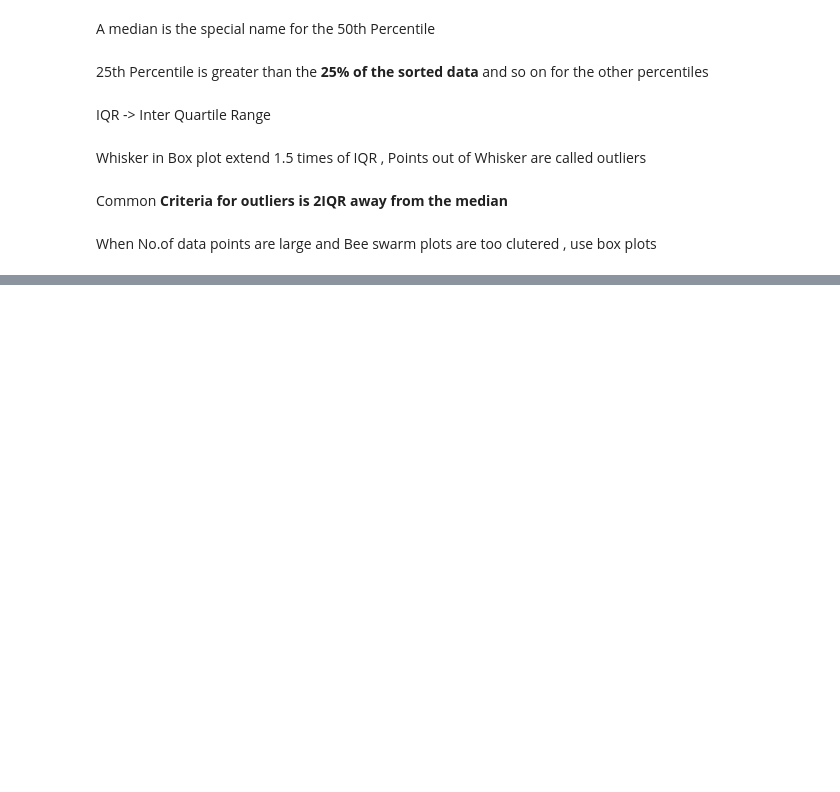
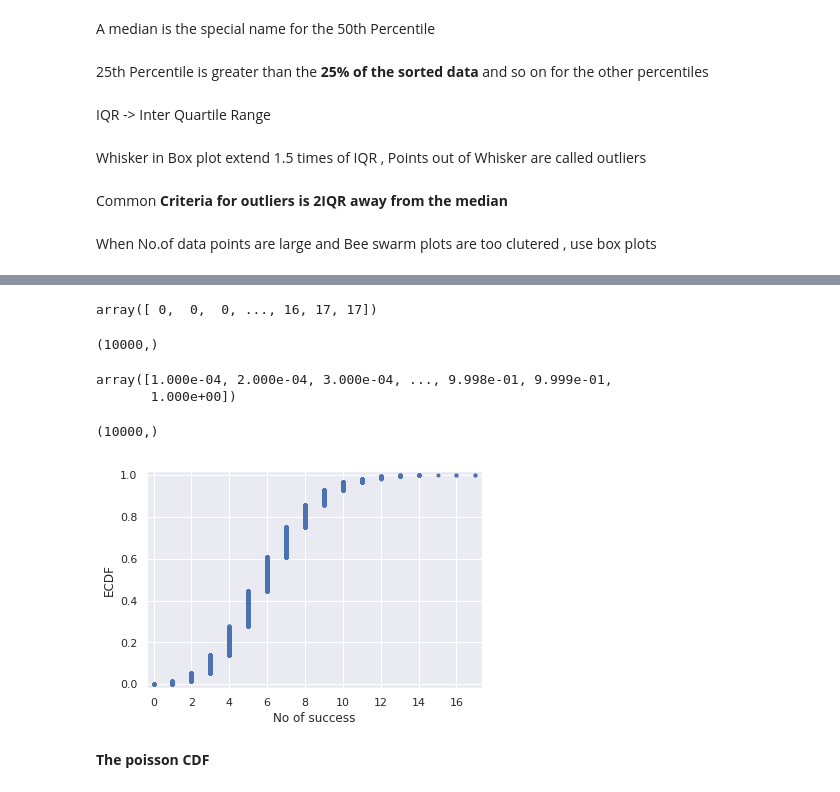
Before and after one commit to TheMLEngineer/DataCamp, a Jupyter notebook: StudyReference/Statistical Thinking in Python (Part 1)/Statistical Thinking in Python (Part 1).ipynb, the cells around one changed output, grey strips where cells are left out. Drawn from its saved outputs; the diff is of its cells as text; code cells hidden in the pictures; blank space fills up the shorter version.

```diff
--- a/StudyReference/Statistical Thinking in Python (Part 1)/Statistical Thinking in Python (Part 1).ipynb
+++ b/StudyReference/Statistical Thinking in Python (Part 1)/Statistical Thinking in Python (Part 1).ipynb
@@ -121,0 +249,2 @@ When No.of data points are large and Bee swarm plots are too clutered , use box
+# %%
+samples = np.random.binomial(60 , 0.1 , size = 10000)
@@ -121,0 +261,44 @@ When No.of data points are large and Bee swarm plots are too clutered , use box
+# %%
+def ecdf(data):
+    """Compute ECDF for a one-dimensional array of measurements."""
+    # Number of data points: n
+    n = len(data)
+
+    # x-data for the ECDF: x
+    x = np.sort(data)
+
+    # y-data for the ECDF: y
+    y = np.arange(1 , n + 1) / n
+
+    return x, y
+# %%
+sns.set()
+# %%
+x , y = ecdf(samples)
+# %%
+x
+# %% [output]
+array([ 0,  0,  0, ..., 16, 17, 17])
+# %%
+x.shape
+# %% [output]
+(10000,)
+# %%
+y
+# %% [output]
+array([1.000e-04, 2.000e-04, 3.000e-04, ..., 9.998e-01, 9.999e-01,
+       1.000e+00])
+# %%
+y.shape
+# %% [output]
+(10000,)
+# %%
+plt.plot(x , y , marker = '.' , linestyle = 'none')
+plt.margins(0.02)
+plt.xlabel('No of success')
+plt.ylabel('ECDF')
+plt.show()
+# %% [output]
+[figure, added]
+# %% [markdown]
+**The poisson CDF**
```
Also changed, not shown: parts of 64 cells of this notebook.
